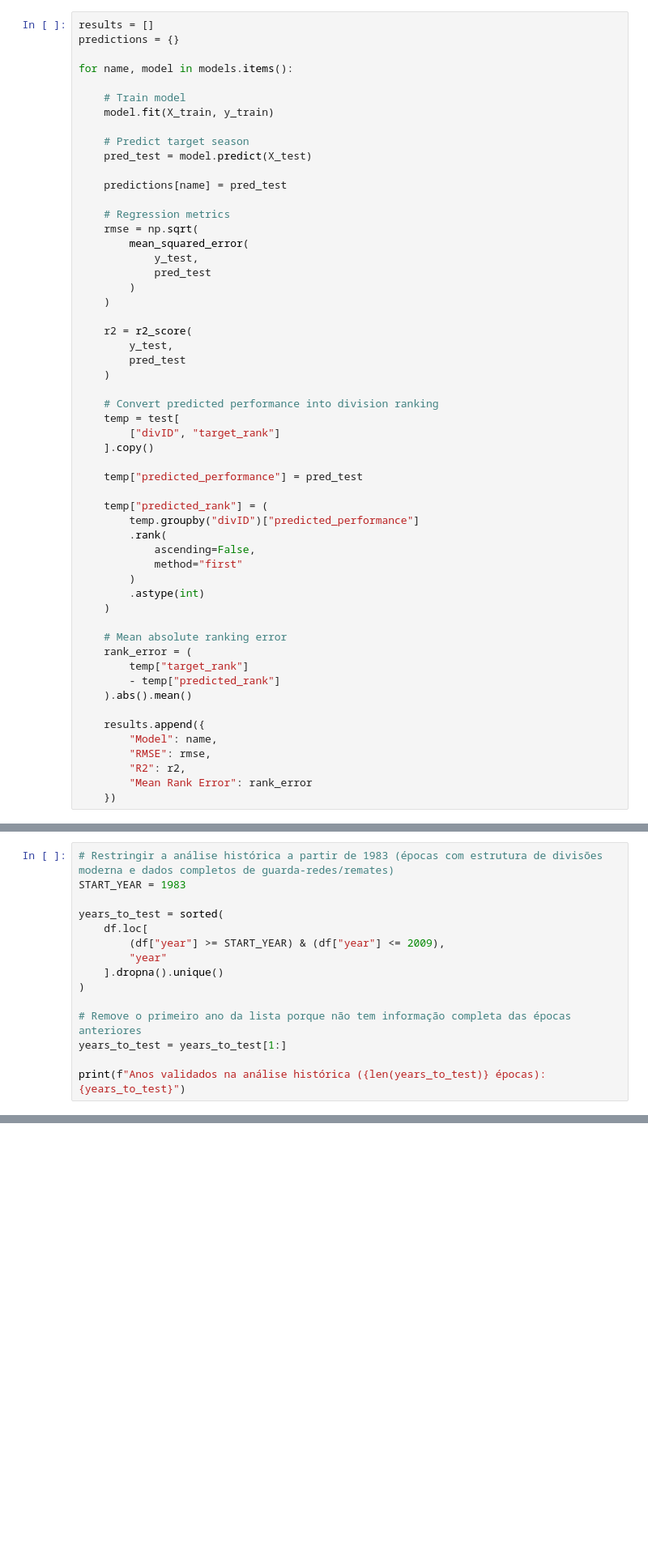
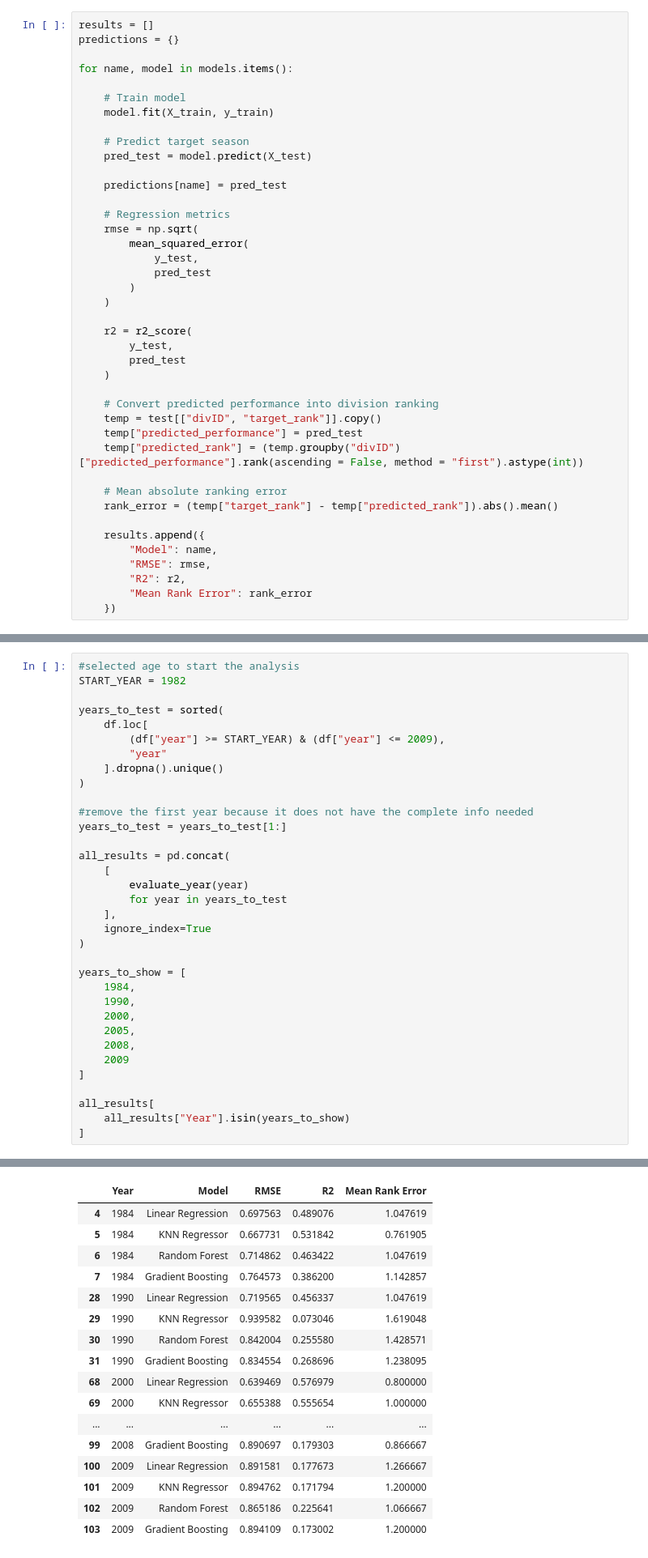
Before and after one commit to RodriguesS2/AC-ML-project, a Jupyter notebook: notebooks/03_modelling_question1.ipynb, the cells around one changed output, grey strips where cells are left out. Shown at 81% size. Drawn from its saved outputs; the diff is of its cells as text; blank space fills up the shorter version.

```diff
--- a/notebooks/03_modelling_question1.ipynb
+++ b/notebooks/03_modelling_question1.ipynb
@@ -434,26 +376,12 @@ for name, model in models.items():
     )
 
     # Convert predicted performance into division ranking
-    temp = test[
-        ["divID", "target_rank"]
-    ].copy()
-
+    temp = test[["divID", "target_rank"]].copy()
     temp["predicted_performance"] = pred_test
-
-    temp["predicted_rank"] = (
-        temp.groupby("divID")["predicted_performance"]
-        .rank(
-            ascending=False,
-            method="first"
-        )
-        .astype(int)
-    )
+    temp["predicted_rank"] = (temp.groupby("divID")["predicted_performance"].rank(ascending = False, method = "first").astype(int))
 
     # Mean absolute ranking error
-    rank_error = (
-        temp["target_rank"]
-        - temp["predicted_rank"]
-    ).abs().mean()
+    rank_error = (temp["target_rank"] - temp["predicted_rank"]).abs().mean()
 
     results.append({
         "Model": name,
@@ -785,8 +658,8 @@ def evaluate_year(target_year):
 
     return pd.DataFrame(year_results)
 # %%
-# Restringir a análise histórica a partir de 1983 (épocas com estrutura de divisões moderna e dados completos de guarda-redes/remates)
-START_YEAR = 1983
+#selected age to start the analysis
+START_YEAR = 1982
 
 years_to_test = sorted(
     df.loc[
@@ -795,8 +668,27 @@ years_to_test = sorted(
     ].dropna().unique()
 )
 
-# Remove o primeiro ano da lista porque não tem informação completa das épocas anteriores
+#remove the first year because it does not have the complete info needed
 years_to_test = years_to_test[1:]
 
-print(f"Anos validados na análise histórica ({len(years_to_test)} épocas): {years_to_test}")
+all_results = pd.concat(
+    [
+        evaluate_year(year)
+        for year in years_to_test
+    ],
+    ignore_index=True
+)
+
+years_to_show = [
+    1984,
+    1990,
+    2000,
+    2005,
+    2008,
+    2009
+]
+
+all_results[
+    all_results["Year"].isin(years_to_show)
+]
 # %% [output]
@@ -803,0 +695,17 @@ Anos validados na análise histórica (25 épocas): [np.int64(1984), np.int64(19
+|  | Year | Model | RMSE | R2 | Mean Rank Error |
+| 4 | 1984 | Linear Regression | 0.697563 | 0.489076 | 1.047619 |
+| 5 | 1984 | KNN Regressor | 0.667731 | 0.531842 | 0.761905 |
+| 6 | 1984 | Random Forest | 0.714862 | 0.463422 | 1.047619 |
+| 7 | 1984 | Gradient Boosting | 0.764573 | 0.386200 | 1.142857 |
+| 28 | 1990 | Linear Regression | 0.719565 | 0.456337 | 1.047619 |
+| 29 | 1990 | KNN Regressor | 0.939582 | 0.073046 | 1.619048 |
+| 30 | 1990 | Random Forest | 0.842004 | 0.255580 | 1.428571 |
+| 31 | 1990 | Gradient Boosting | 0.834554 | 0.268696 | 1.238095 |
+| 68 | 2000 | Linear Regression | 0.639469 | 0.576979 | 0.800000 |
+| 69 | 2000 | KNN Regressor | 0.655388 | 0.555654 | 1.000000 |
+| ... | ... | ... | ... | ... | ... |
+| 99 | 2008 | Gradient Boosting | 0.890697 | 0.179303 | 0.866667 |
+| 100 | 2009 | Linear Regression | 0.891581 | 0.177673 | 1.266667 |
+| 101 | 2009 | KNN Regressor | 0.894762 | 0.171794 | 1.200000 |
+| 102 | 2009 | Random Forest | 0.865186 | 0.225641 | 1.066667 |
+| 103 | 2009 | Gradient Boosting | 0.894109 | 0.173002 | 1.200000 |
```
Also changed, not shown: parts of 32 cells of this notebook.
